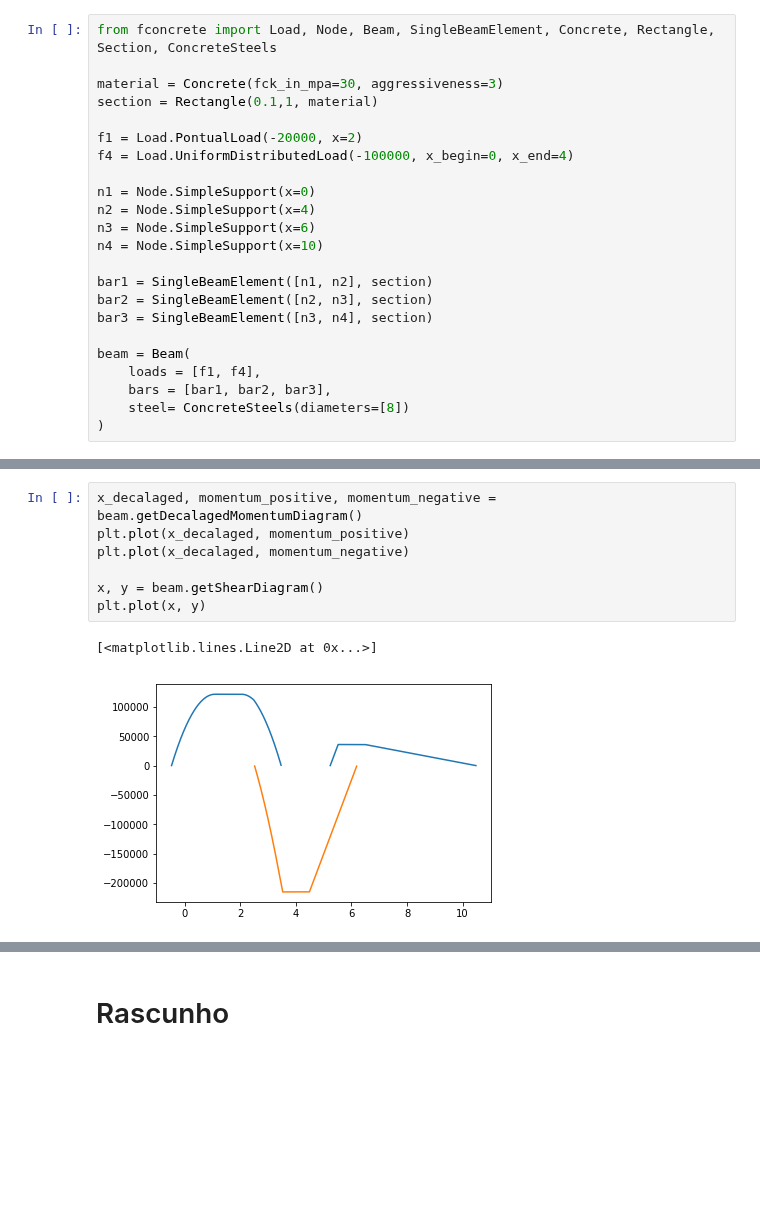
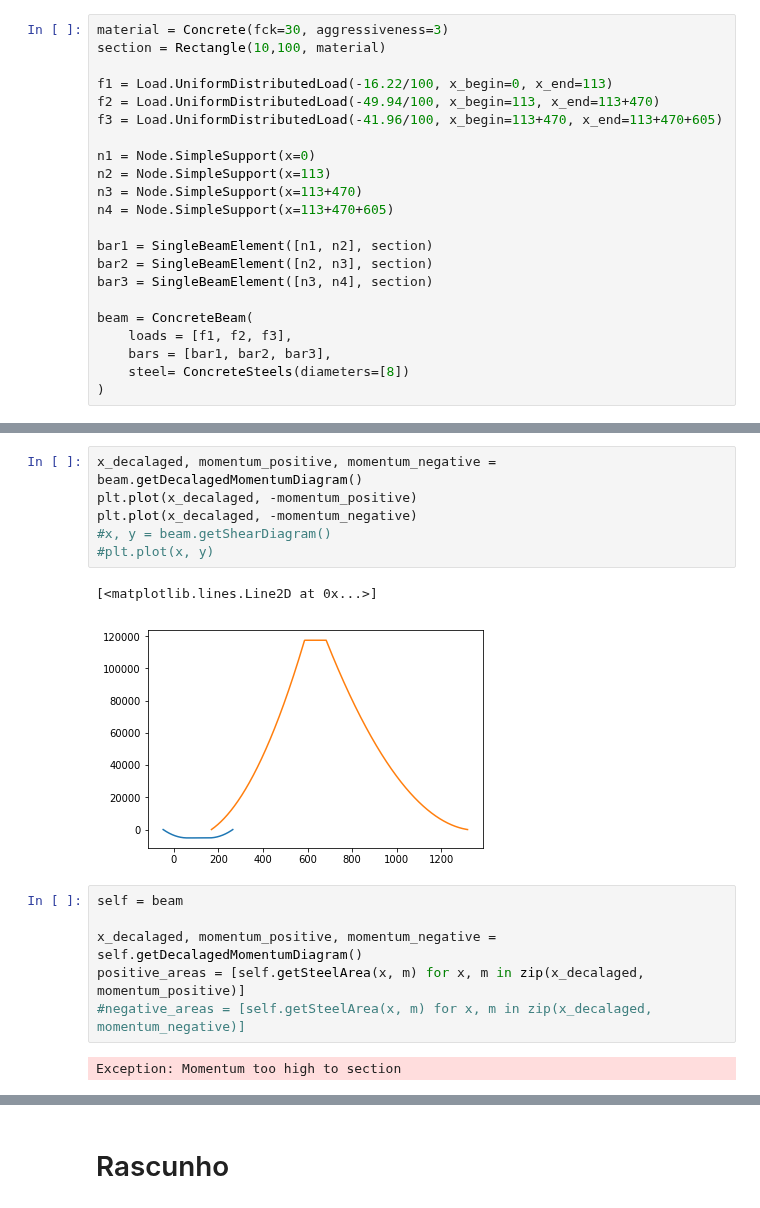
Before and after one commit to luisggc/FConcrete, a Jupyter notebook: Hiper.ipynb, the cells around one changed output, grey strips where cells are left out. Drawn from its saved outputs; the diff is of its cells as text; blank space fills up the shorter version.

```diff
--- a/Hiper.ipynb
+++ b/Hiper.ipynb
@@ -7,23 +11,22 @@ import matplotlib.pyplot as plt
 # %%
-from fconcrete import Load, Node, Beam, SingleBeamElement, Concrete, Rectangle, Section, ConcreteSteels
+material = Concrete(fck=30, aggressiveness=3)
+section = Rectangle(10,100, material)
 
-material = Concrete(fck_in_mpa=30, aggressiveness=3)
-section = Rectangle(0.1,1, material)
-
-f1 = Load.PontualLoad(-20000, x=2)
-f4 = Load.UniformDistributedLoad(-100000, x_begin=0, x_end=4)
+f1 = Load.UniformDistributedLoad(-16.22/100, x_begin=0, x_end=113)
+f2 = Load.UniformDistributedLoad(-49.94/100, x_begin=113, x_end=113+470)
+f3 = Load.UniformDistributedLoad(-41.96/100, x_begin=113+470, x_end=113+470+605)
 
 n1 = Node.SimpleSupport(x=0)
-n2 = Node.SimpleSupport(x=4)
-n3 = Node.SimpleSupport(x=6)
-n4 = Node.SimpleSupport(x=10)
+n2 = Node.SimpleSupport(x=113)
+n3 = Node.SimpleSupport(x=113+470)
+n4 = Node.SimpleSupport(x=113+470+605)
 
 bar1 = SingleBeamElement([n1, n2], section)
 bar2 = SingleBeamElement([n2, n3], section)
 bar3 = SingleBeamElement([n3, n4], section)
 
-beam = Beam(
-    loads = [f1, f4],
+beam = ConcreteBeam(
+    loads = [f1, f2, f3],
     bars = [bar1, bar2, bar3],
     steel= ConcreteSteels(diameters=[8])
 )
@@ -30,12 +46,19 @@ beam = Beam(
 # %%
 x_decalaged, momentum_positive, momentum_negative = beam.getDecalagedMomentumDiagram()
-plt.plot(x_decalaged, momentum_positive)
-plt.plot(x_decalaged, momentum_negative)
-
-x, y = beam.getShearDiagram()
-plt.plot(x, y)
+plt.plot(x_decalaged, -momentum_positive)
+plt.plot(x_decalaged, -momentum_negative)
+#x, y = beam.getShearDiagram()
+#plt.plot(x, y)
 # %% [output]
 [<matplotlib.lines.Line2D at 0x...>]
-[figure, old version]
+[figure, new version]
+# %%
+self = beam
+
+x_decalaged, momentum_positive, momentum_negative = self.getDecalagedMomentumDiagram()
+positive_areas = [self.getSteelArea(x, m) for x, m in zip(x_decalaged, momentum_positive)]
+#negative_areas = [self.getSteelArea(x, m) for x, m in zip(x_decalaged, momentum_negative)]
+# %% [output]
+Exception: Momentum too high to section
 # %%
 # %% [output]
```
Also changed, not shown: parts of 6 cells of this notebook, 10 other files.
